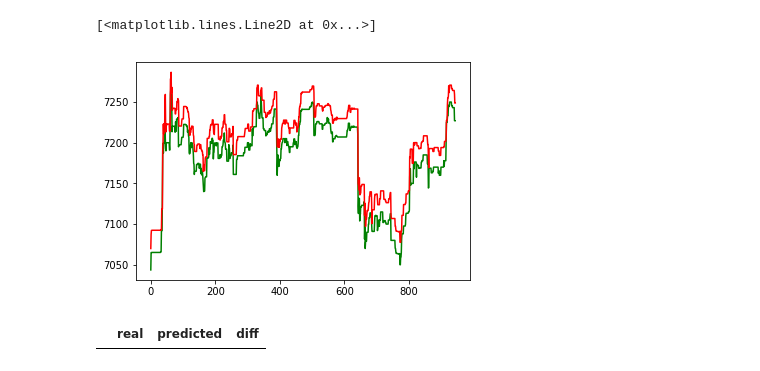
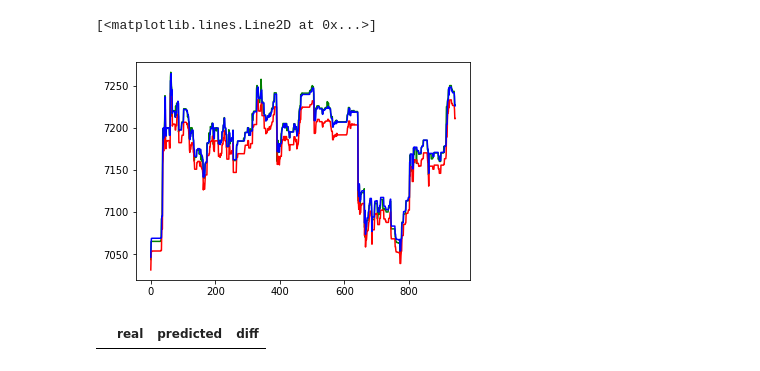
Before and after one commit to scristofari/bitcoin-challenge, a Jupyter notebook: BitCoin Challenge.ipynb, the cells around one changed output. Cells and saved outputs as stored; diff of their text form; code cells hidden in the pictures.

```diff
--- a/BitCoin Challenge.ipynb
+++ b/BitCoin Challenge.ipynb
@@ -36,0 +36,18 @@ Epoch 50/50
+# %%
+from sklearn.metrics import explained_variance_score, mean_absolute_error, mean_squared_error, median_absolute_error
+
+print("evs: %f" % explained_variance_score(df['real'], df['predicted']))
+print("mae: %f" % mean_absolute_error(df['real'], df['predicted']))
+print("msr: %f" % mean_squared_error(df['real'], df['predicted']))
+print("mdae: %f" % median_absolute_error(df['real'], df['predicted']))
+
+regul = df['diff'].median()
+df['predicted_regul'] = df['predicted'] + regul
+df['diff_regul'] = df['real'] - (df['predicted'] + regul)
+print(df.describe())
+
+
+print("evs: %f" % explained_variance_score(df['real'], df['predicted_regul']))
+print("mae: %f" % mean_absolute_error(df['real'], df['predicted_regul']))
+print("msr: %f" % mean_squared_error(df['real'], df['predicted_regul']))
+print("mdae: %f" % median_absolute_error(df['real'], df['predicted_regul']))
@@ -37,6 +72,7 @@ Epoch 50/50
 # %%
-plt.plot(df['real'], 'g')
+plt.plot(df['real'], color='g')
 plt.plot(df['predicted'], 'r')
+plt.plot(df['predicted_regul'], 'b')
 # %% [output]
 [<matplotlib.lines.Line2D at 0x...>]
-[figure, old version]
+[figure, new version]
```
Also changed, not shown: parts of 3 cells of this notebook, 1 other file.
